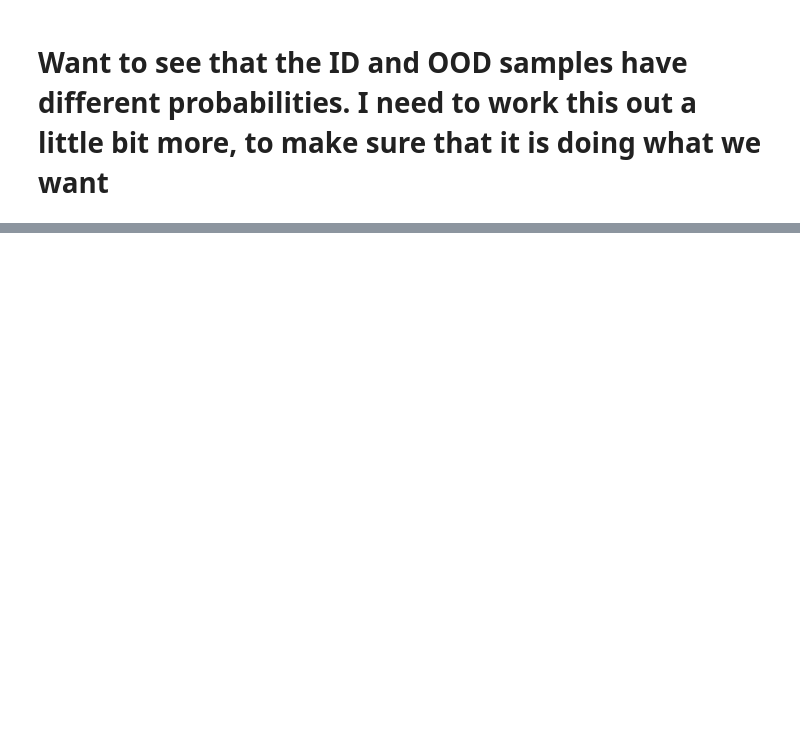
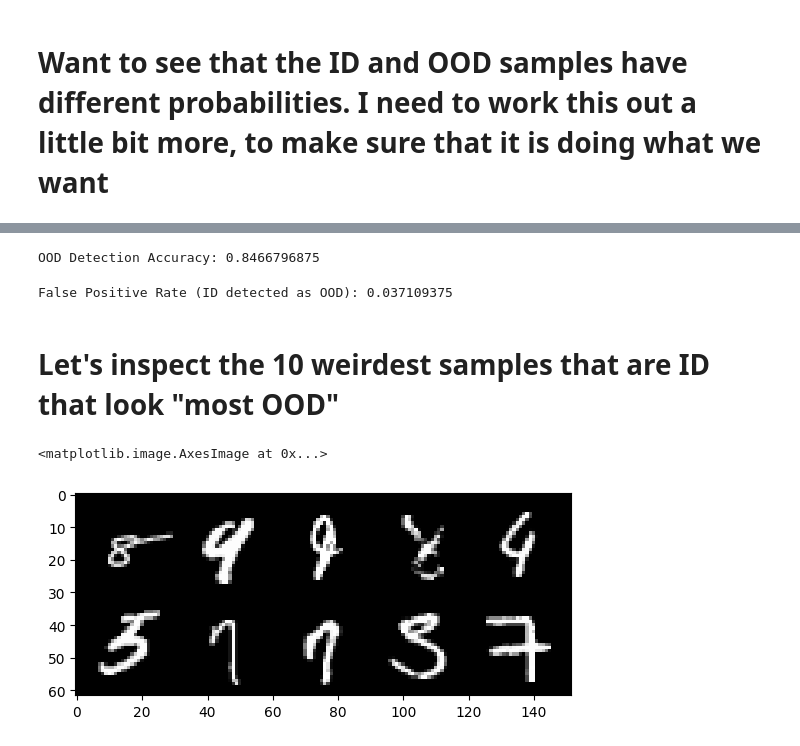
Before and after one commit to liamfdoherty/vos, a Jupyter notebook: demos/vos_deploy_demo.ipynb, the cells around one changed output, grey strips where cells are left out. Saved outputs shown, nothing was run; the diff lists cells and outputs as text; code cells hidden in the pictures; blank space fills up the shorter version.

```diff
--- a/demos/vos_deploy_demo.ipynb
+++ b/demos/vos_deploy_demo.ipynb
@@ -101,0 +105,22 @@ plt.show()
+# %%
+ood_detected_as_ood = [1 if prob < threshold else 0 for prob in ood_prob.detach().flatten()]
+ood_detection_acc = sum(ood_detected_as_ood)/len(ood_detected_as_ood)
+print(f"OOD Detection Accuracy: {ood_detection_acc}")
+# %% [output]
+OOD Detection Accuracy: 0.8466796875
+# %%
+id_detected_as_ood = [1 if prob < threshold else 0 for prob in id_prob.detach().flatten()]
+id_detection_fpr = sum(id_detected_as_ood)/len(id_detected_as_ood)
+print(f"False Positive Rate (ID detected as OOD): {id_detection_fpr}")
+# %% [output]
+False Positive Rate (ID detected as OOD): 0.037109375
+# %% [markdown]
+# Let's inspect the 10 weirdest samples that are ID that look "most OOD"
+# %%
+indices = torch.sort(id_prob.flatten()).indices[:10]
+
+grid = torchvision.utils.make_grid(id_samples[indices], nrow = 5, normalize = True)
+plt.imshow(grid.permute(1, 2, 0))
+# %% [output]
+<matplotlib.image.AxesImage at 0x...>
+[figure, added]
```
Also changed, not shown: parts of 13 cells of this notebook, 1 other file.
